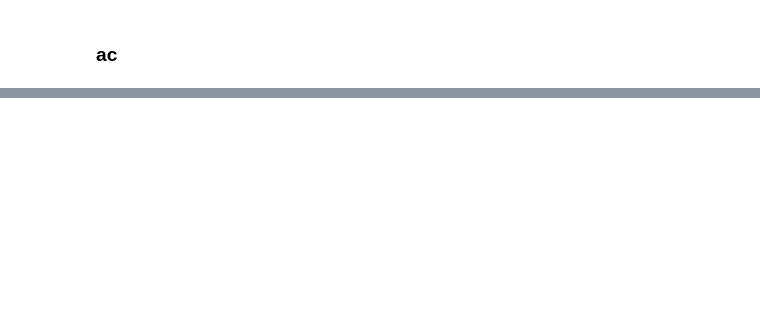
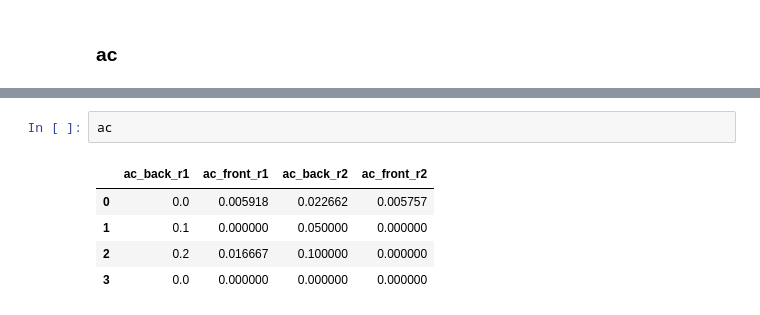
Before and after one commit to fga-eps-mds/2020.1-Grupo6, a Jupyter notebook: analytics/src/analytics.ipynb, the cells around one changed output, grey strips where cells are left out. Saved outputs shown, nothing was run; the diff lists cells and outputs as text; blank space fills up the shorter version.

```diff
--- a/analytics/src/analytics.ipynb
+++ b/analytics/src/analytics.ipynb
@@ -1724,0 +1703,8 @@ ac4_f2 #Segurança
+# %%
+ac
+# %% [output]
+|  | ac_back_r1 | ac_front_r1 | ac_back_r2 | ac_front_r2 |
+| 0 | 0.0 | 0.005918 | 0.022662 | 0.005757 |
+| 1 | 0.1 | 0.000000 | 0.050000 | 0.000000 |
+| 2 | 0.2 | 0.016667 | 0.100000 | 0.000000 |
+| 3 | 0.0 | 0.000000 | 0.000000 | 0.000000 |
```
Also changed, not shown: parts of 24 cells of this notebook.
